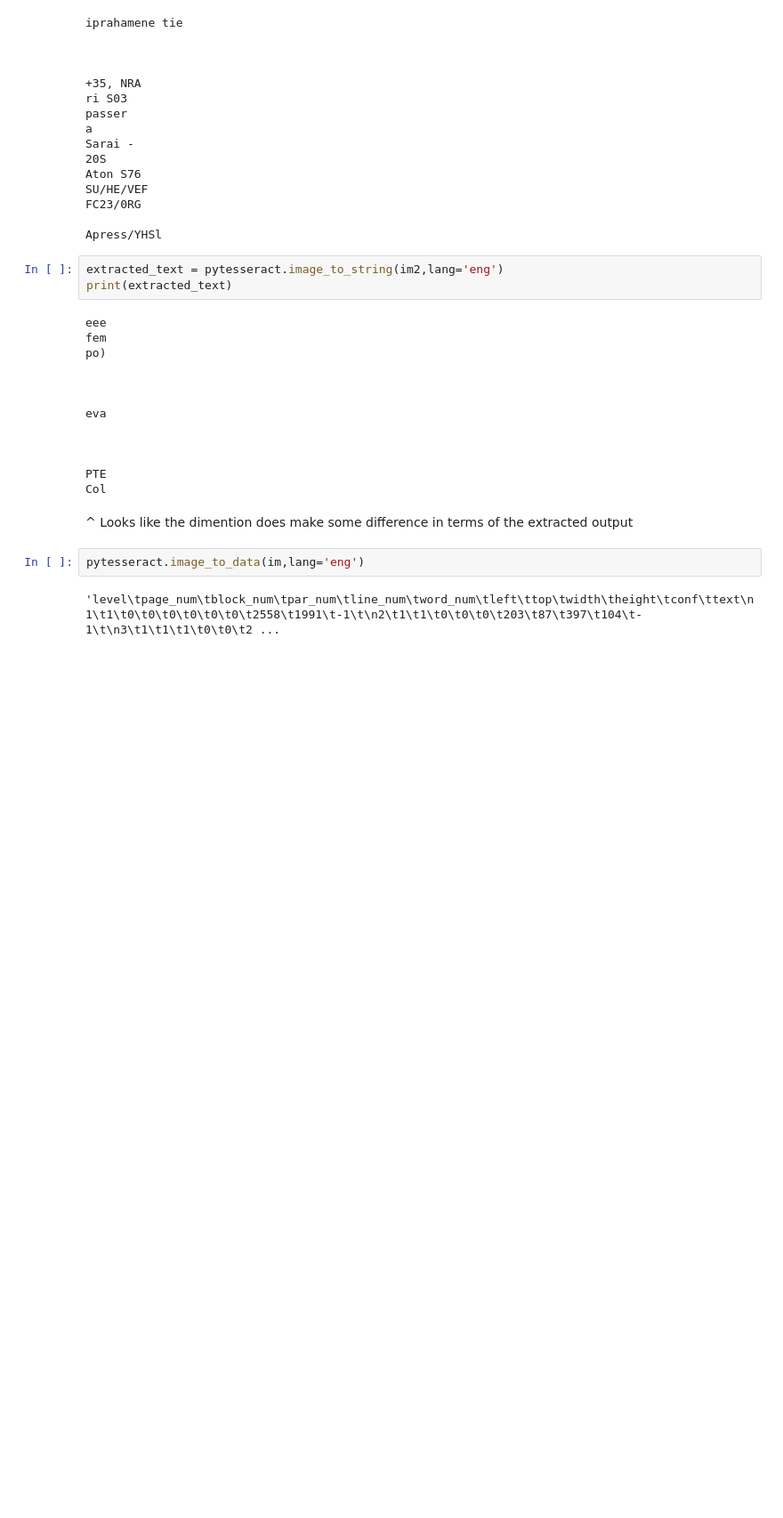
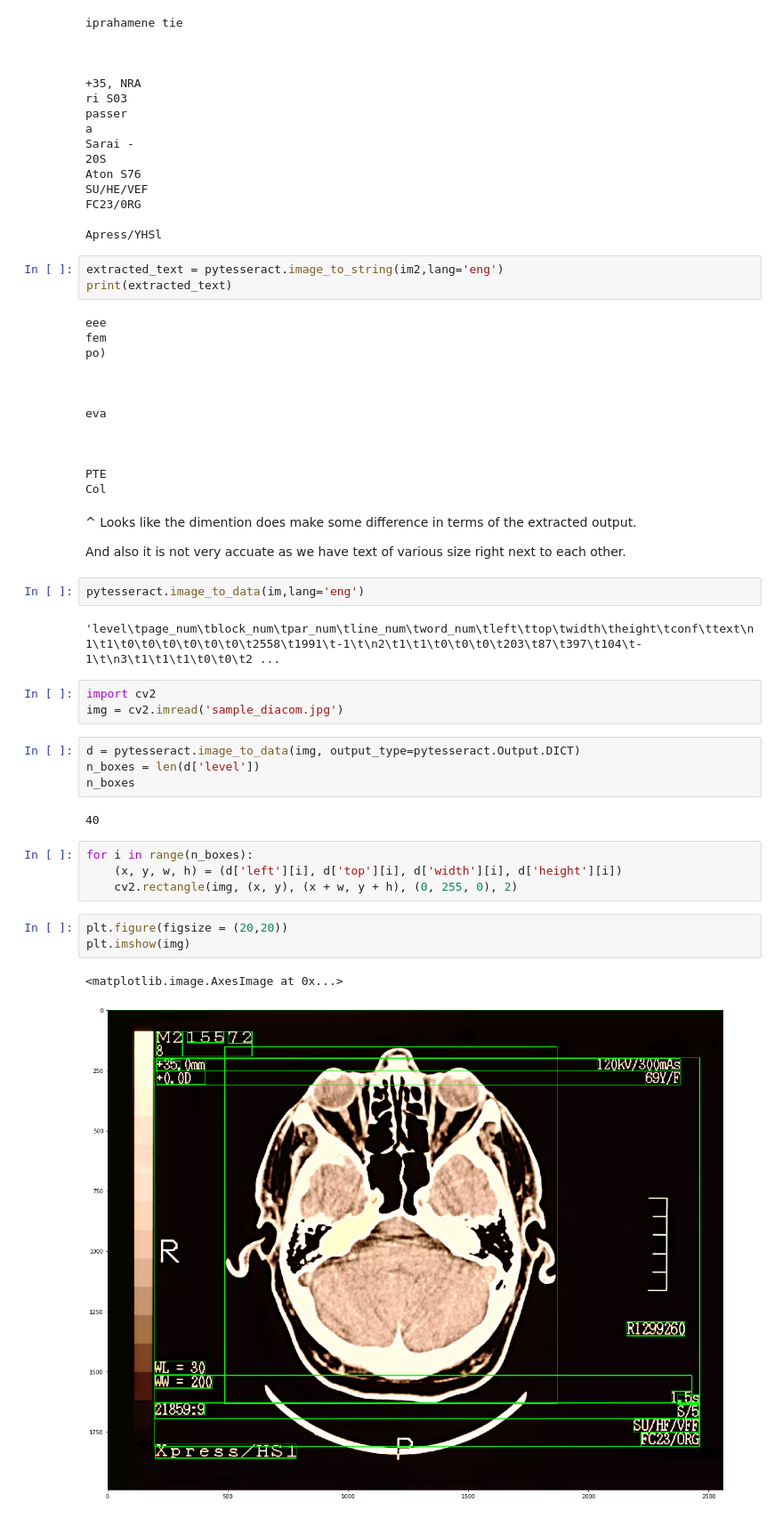
Before and after one commit to AksChougule/playground, a Jupyter notebook: ocr/OCR_with_pytesseract.ipynb, the cells around one changed output. Shown at 89% size. Drawn from its saved outputs; the diff is of its cells as text; blank space fills up the shorter version.

```diff
--- a/ocr/OCR_with_pytesseract.ipynb
+++ b/ocr/OCR_with_pytesseract.ipynb
@@ -101,8 +102,29 @@ eva
 PTE
 Col
 # %% [markdown]
-^ Looks like the dimention does make some difference in terms of the extracted output
+^ Looks like the dimention does make some difference in terms of the extracted output.
+
+And also it is not very accuate as we have text of various size right next to each other.
 # %%
 pytesseract.image_to_data(im,lang='eng')
 # %% [output]
 'level\tpage_num\tblock_num\tpar_num\tline_num\tword_num\tleft\ttop\twidth\theight\tconf\ttext\n1\t1\t0\t0\t0\t0\t0\t0\t2558\t1991\t-1\t\n2\t1\t1\t0\t0\t0\t203\t87\t397\t104\t-1\t\n3\t1\t1\t1\t0\t0\t2 ...
+# %%
+import cv2
+img = cv2.imread('sample_diacom.jpg')
+# %%
+d = pytesseract.image_to_data(img, output_type=pytesseract.Output.DICT)
+n_boxes = len(d['level'])
+n_boxes
+# %% [output]
+40
+# %%
+for i in range(n_boxes):
+    (x, y, w, h) = (d['left'][i], d['top'][i], d['width'][i], d['height'][i])
+    cv2.rectangle(img, (x, y), (x + w, y + h), (0, 255, 0), 2)
+# %%
+plt.figure(figsize = (20,20))
+plt.imshow(img)
+# %% [output]
+<matplotlib.image.AxesImage at 0x...>
+[figure, added]
```
Also changed, not shown: parts of 7 cells of this notebook.
